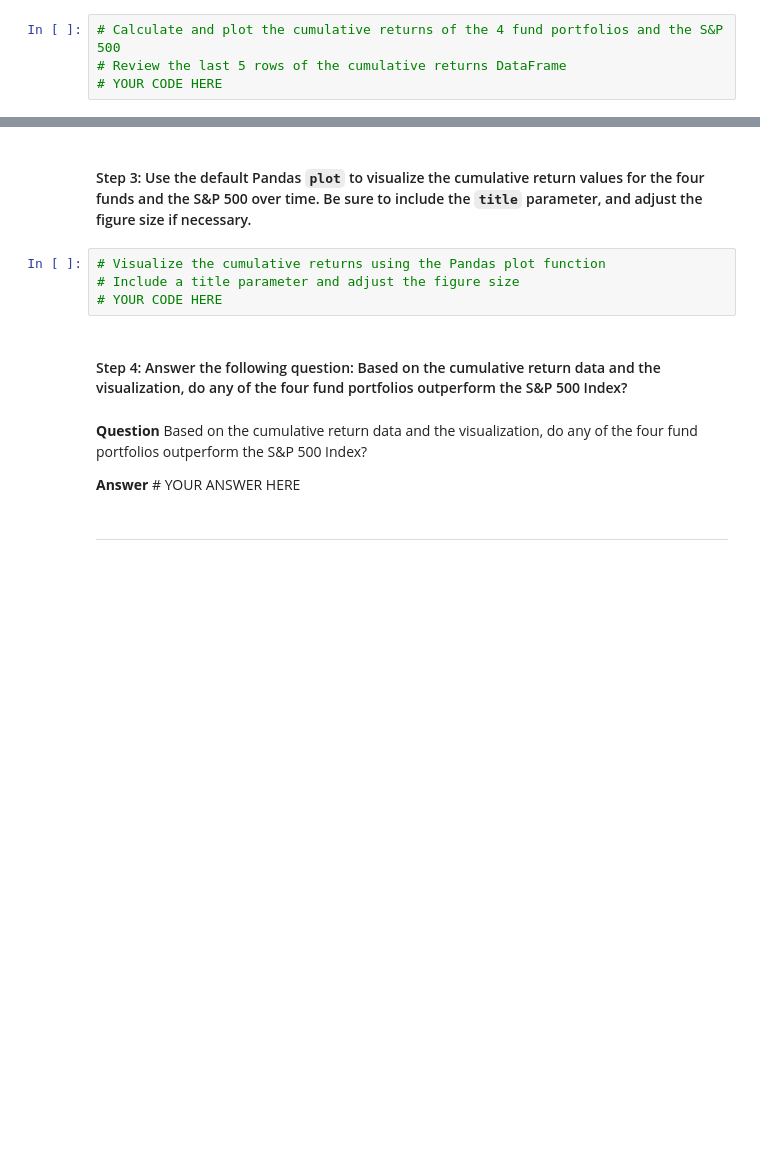
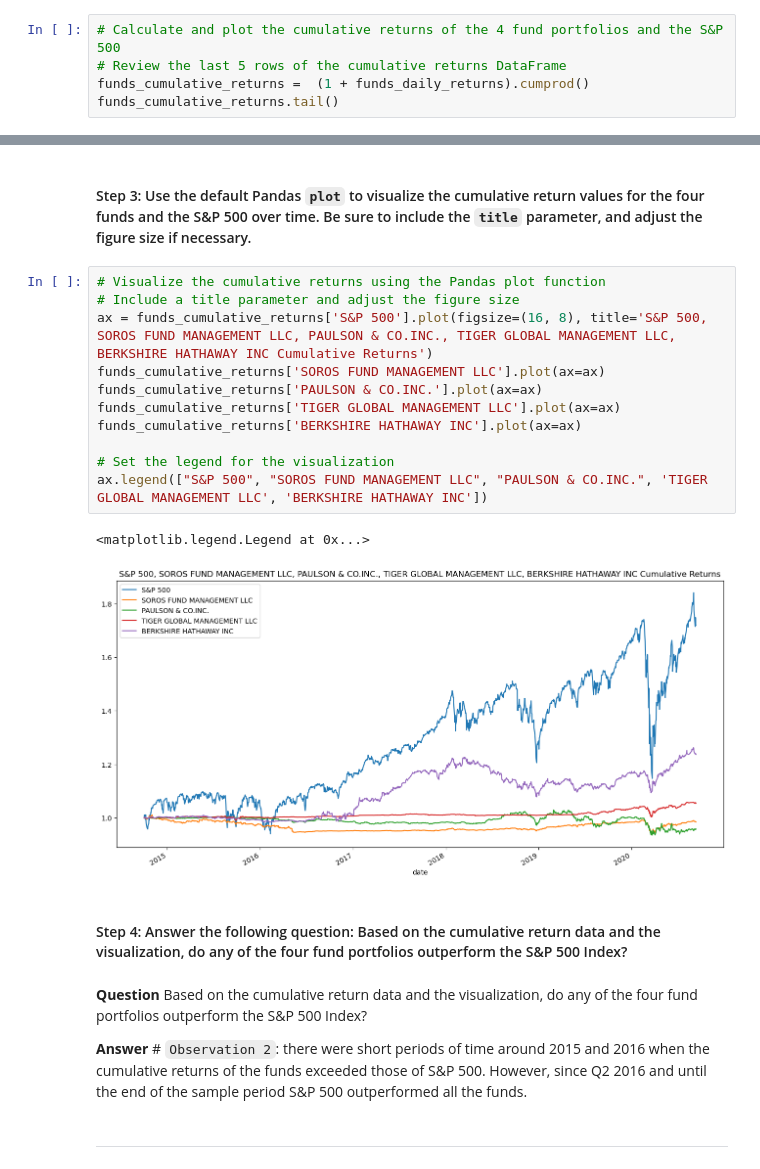
Before and after one commit to BorisDudkin/FinTech_Module4_Risk_Return_Analysis, a Jupyter notebook: risk_return_analysis.ipynb, the cells around one changed output, grey strips where cells are left out. Saved outputs shown, nothing was run; the diff lists cells and outputs as text; blank space fills up the shorter version.

````diff
--- a/risk_return_analysis.ipynb
+++ b/risk_return_analysis.ipynb
@@ -166,4 +178,5 @@ Analyze the data to determine if any of the portfolios outperform the broader st
 # %%
 # Calculate and plot the cumulative returns of the 4 fund portfolios and the S&P 500
 # Review the last 5 rows of the cumulative returns DataFrame
-# YOUR CODE HERE
+funds_cumulative_returns =  (1 + funds_daily_returns).cumprod()
+funds_cumulative_returns.tail()
@@ -170,15 +191,25 @@ Analyze the data to determine if any of the portfolios outperform the broader st
 # %% [markdown]
 #### Step 3: Use the default Pandas `plot` to visualize the cumulative return values for the four funds and the S&P 500 over time. Be sure to include the `title` parameter, and adjust the figure size if necessary.
-# %%
-# Visualize the cumulative returns using the Pandas plot function
-# Include a title parameter and adjust the figure size
-# YOUR CODE HERE
+# %%
+# Visualize the cumulative returns using the Pandas plot function
+# Include a title parameter and adjust the figure size
+ax = funds_cumulative_returns['S&P 500'].plot(figsize=(16, 8), title='S&P 500, SOROS FUND MANAGEMENT LLC, PAULSON & CO.INC., TIGER GLOBAL MANAGEMENT LLC, BERKSHIRE HATHAWAY INC Cumulative Returns')
+funds_cumulative_returns['SOROS FUND MANAGEMENT LLC'].plot(ax=ax)
+funds_cumulative_returns['PAULSON & CO.INC.'].plot(ax=ax)
+funds_cumulative_returns['TIGER GLOBAL MANAGEMENT LLC'].plot(ax=ax)
+funds_cumulative_returns['BERKSHIRE HATHAWAY INC'].plot(ax=ax)
+
+# Set the legend for the visualization
+ax.legend(["S&P 500", "SOROS FUND MANAGEMENT LLC", "PAULSON & CO.INC.", 'TIGER GLOBAL MANAGEMENT LLC', 'BERKSHIRE HATHAWAY INC'])
+# %% [output]
+<matplotlib.legend.Legend at 0x...>
+[figure, added]
 # %% [markdown]
 #### Step 4: Answer the following question: Based on the cumulative return data and the visualization, do any of the four fund portfolios outperform the S&P 500 Index?
 # %% [markdown]
 **Question** Based on the cumulative return data and the visualization, do any of the four fund portfolios outperform the S&P 500 Index?
 
-**Answer** # YOUR ANSWER HERE
+**Answer** # ```Observation 2```: there were short periods of time around 2015 and 2016 when the cumulative returns of the funds exceeded those of S&P 500. However, since Q2 2016 and until the end of the sample period S&P 500 outperformed all the funds.
 # %% [markdown]
 ---
 # %% [markdown]
````
Also changed, not shown: parts of 6 cells of this notebook.
